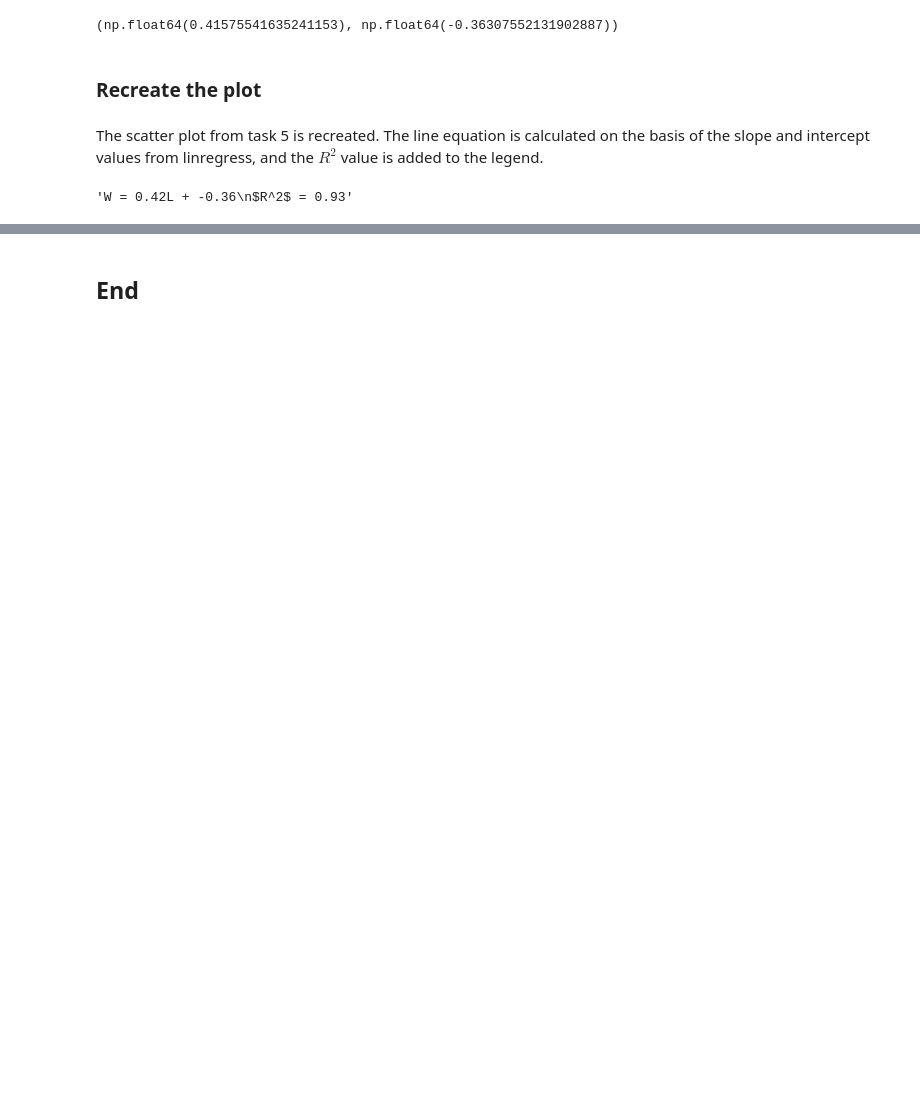
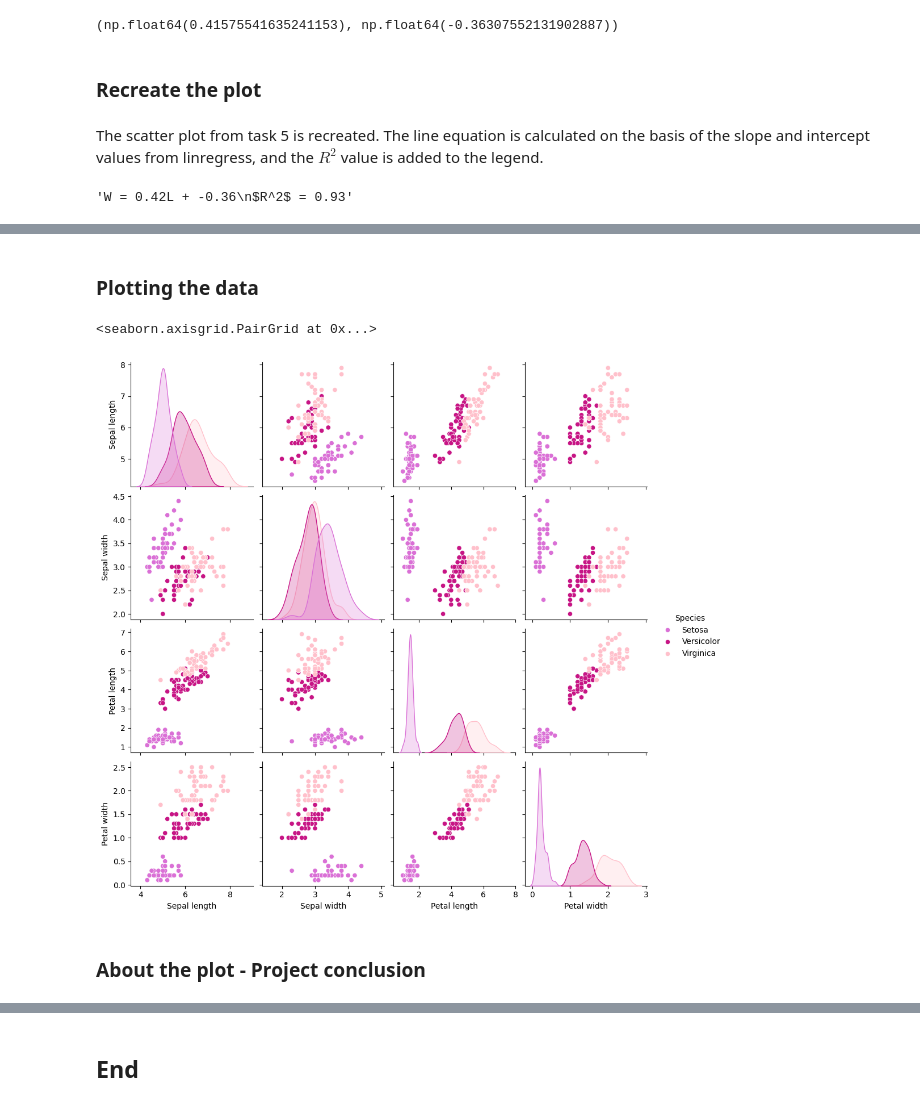
Before and after one commit to irenecelebrin/principles_of_data_analytics, a Jupyter notebook: tasks.ipynb, the cells around one changed output, grey strips where cells are left out. Saved outputs shown, nothing was run; the diff lists cells and outputs as text; code cells hidden in the pictures; blank space fills up the shorter version.

```diff
--- a/tasks.ipynb
+++ b/tasks.ipynb
@@ -777,0 +782,30 @@ plt.show()
+# %% [markdown]
+### Plotting the data
+# %%
+# Prepare plot legend
+
+# Replace column names in the pandas dataframe (Seaborn required df input data)
+# source : https://pandas.pydata.org/docs/reference/api/pandas.DataFrame.replace.html
+data_tabular.columns = data_tabular.columns.str.replace('_',' ',regex=False).str.capitalize()
+
+# Capitalize species values
+# source : https://pandas.pydata.org/docs/user_guide/indexing.html
+data_tabular['Species'] = data_tabular['Species'].str.capitalize()
+# %%
+# Prepare plot colors
+
+# The colors are the same as in the scatter plots above, but in this case a dict is created (for matplotlib, a np array was used)
+target_palette = {
+    'Setosa' : 'orchid',
+    'Versicolor' : 'mediumvioletred',
+    'Virginica' : 'pink'
+}
+# %%
+# Plot the data.
+# Seaborne requires a pandas dataframe as input data, so the tabular data loaded with pandas are used.
+sns.pairplot(data_tabular, hue='Species', palette = target_palette)
+# %% [output]
+<seaborn.axisgrid.PairGrid at 0x...>
+[figure, added]
+# %% [markdown]
+### About the plot - Project conclusion
```
Also changed, not shown: parts of 26 cells of this notebook, 1 other file.
